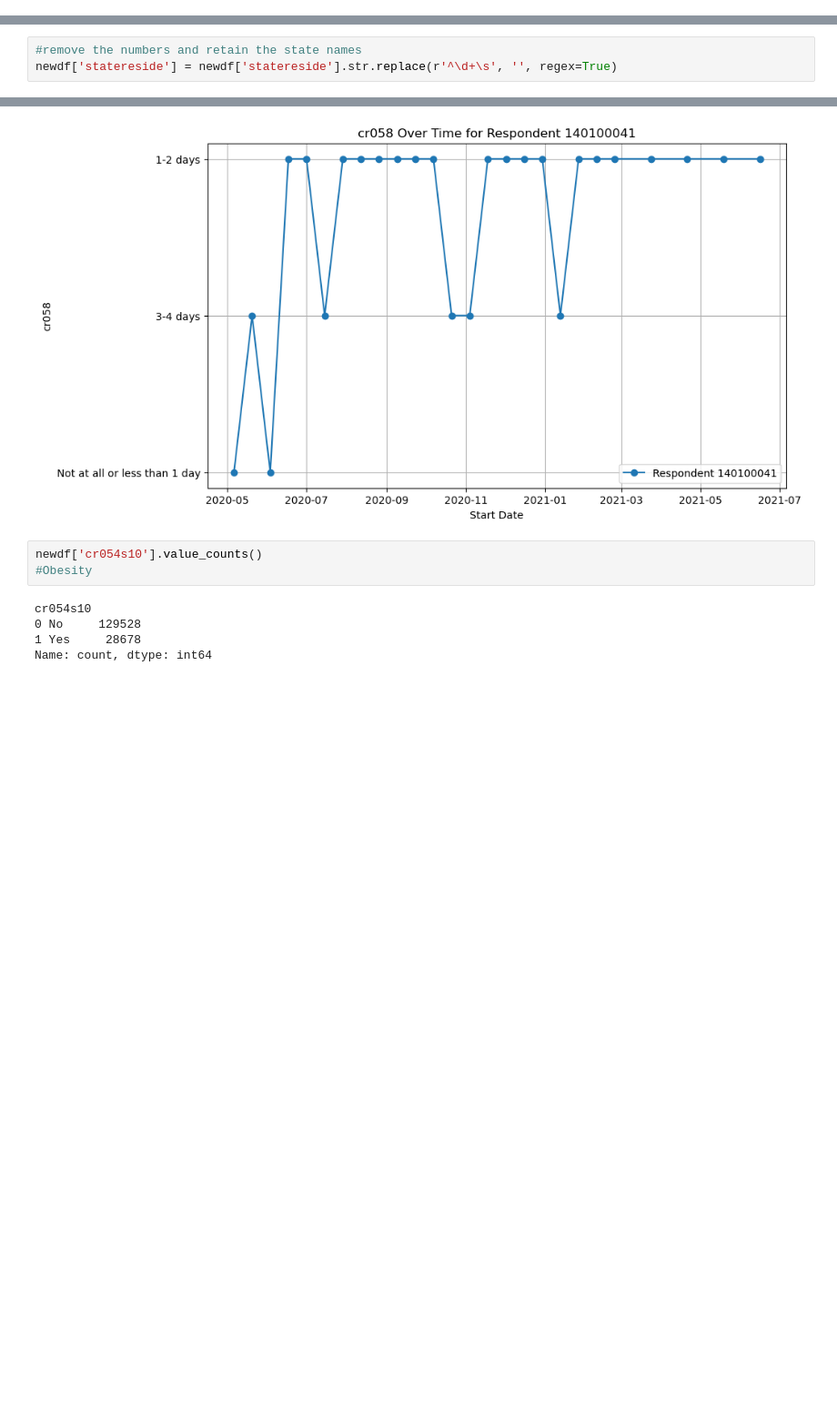
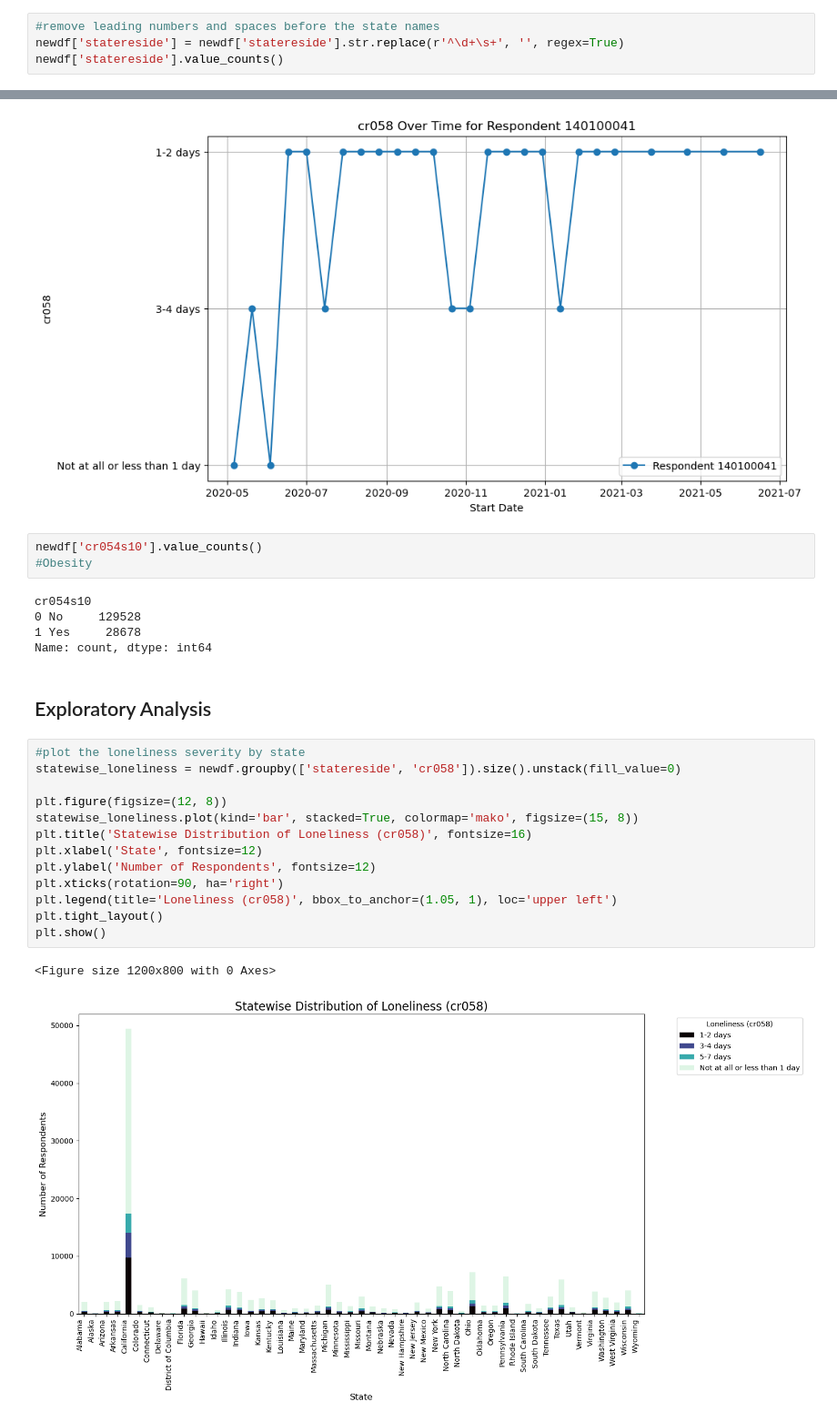
Before and after one commit to aditisudhakar/DSDP-Project-2, a Jupyter notebook: Loneliness.ipynb, the cells around one changed output, grey strips where cells are left out. Shown: that part at 91% size. Saved outputs shown, nothing was run; the diff lists cells and outputs as text; blank space fills up the shorter version.

```diff
--- a/Loneliness.ipynb
+++ b/Loneliness.ipynb
@@ -364,0 +423,4 @@ Name: count, dtype: int64
+# %%
+#remove leading numbers and spaces before the state names
+newdf['statereside'] = newdf['statereside'].str.replace(r'^\d+\s+', '', regex=True)
+newdf['statereside'].value_counts()
@@ -370,6 +450,3 @@ ei002
 1 Yes         8357
 3 Unsure      2410
 Name: count, dtype: int64
-# %%
-#remove the numbers and retain the state names
-newdf['statereside'] = newdf['statereside'].str.replace(r'^\d+\s', '', regex=True)
@@ -524,3 +575,21 @@ cr054s10
 0 No     129528
 1 Yes     28678
 Name: count, dtype: int64
+# %% [markdown]
+## Exploratory Analysis
+# %%
+#plot the loneliness severity by state
+statewise_loneliness = newdf.groupby(['statereside', 'cr058']).size().unstack(fill_value=0)
+
+plt.figure(figsize=(12, 8))
+statewise_loneliness.plot(kind='bar', stacked=True, colormap='mako', figsize=(15, 8))
+plt.title('Statewise Distribution of Loneliness (cr058)', fontsize=16)
+plt.xlabel('State', fontsize=12)
+plt.ylabel('Number of Respondents', fontsize=12)
+plt.xticks(rotation=90, ha='right')
+plt.legend(title='Loneliness (cr058)', bbox_to_anchor=(1.05, 1), loc='upper left')
+plt.tight_layout()
+plt.show()
+# %% [output]
+<Figure size 1200x800 with 0 Axes>
+[figure, added]
```
Also changed, not shown: parts of 32 cells of this notebook.
